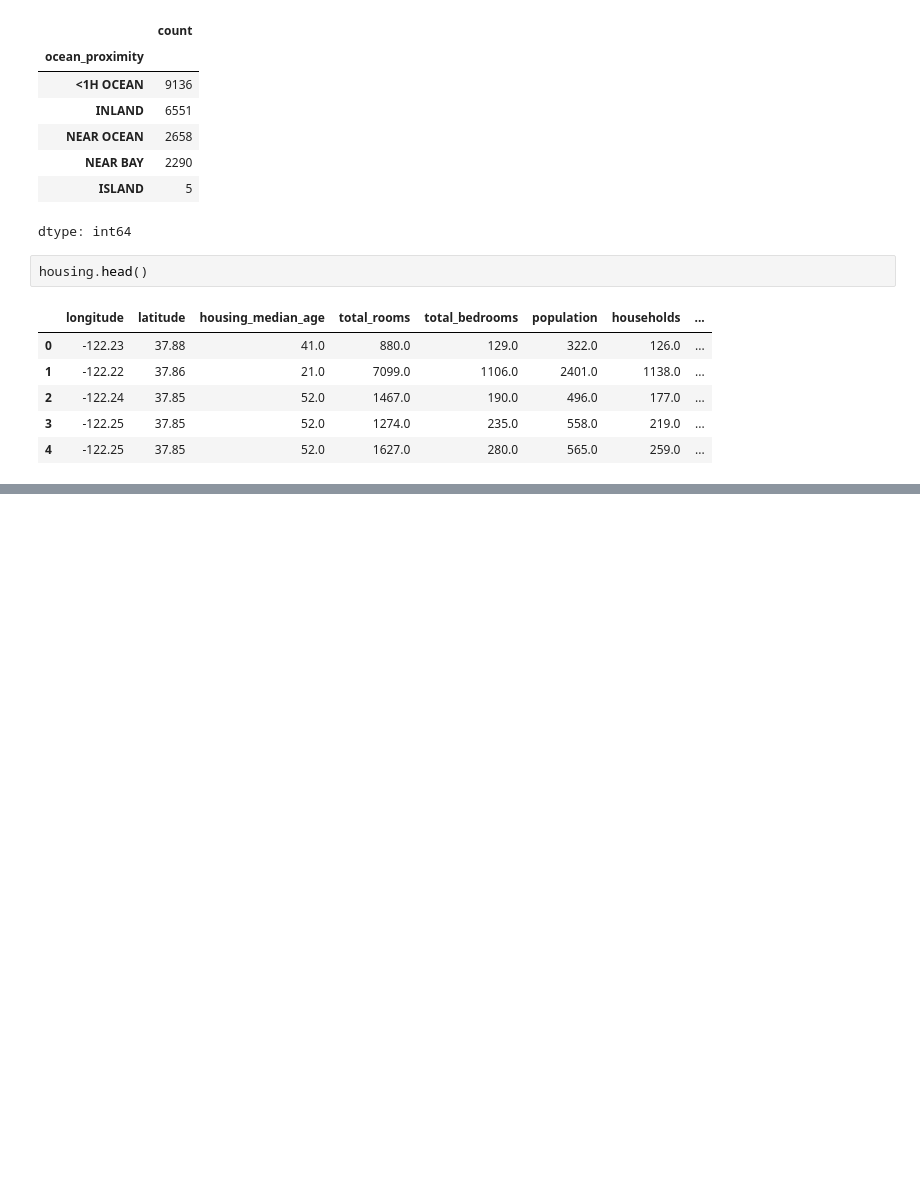
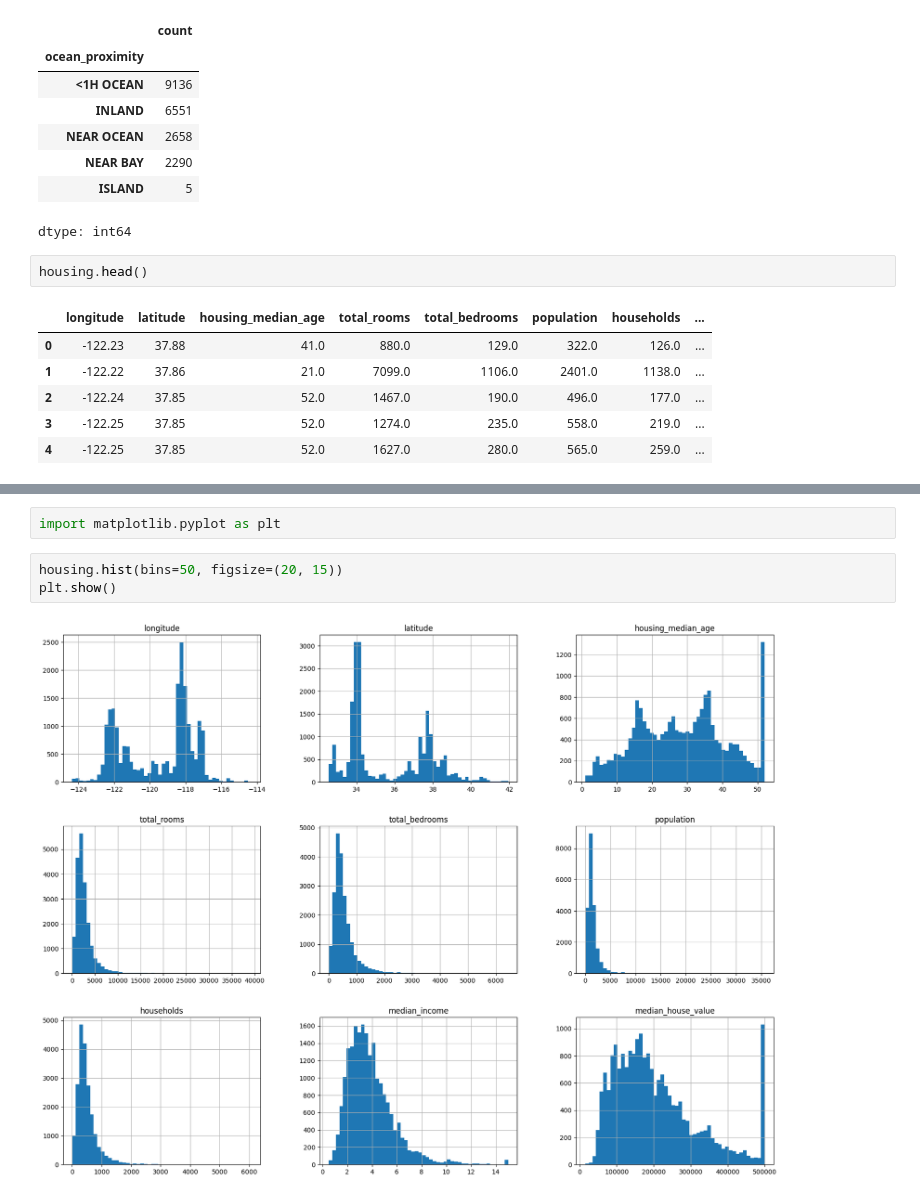
Before and after one commit to EfeBastug/hands-on-machine-learning-with-pytorch, a Jupyter notebook: Hands_On_Machine_Learning_Chapter_2.ipynb, the cells around one changed output, grey strips where cells are left out. Cells and saved outputs as stored; diff of their text form; blank space fills up the shorter version.

```diff
--- a/Hands_On_Machine_Learning_Chapter_2.ipynb
+++ b/Hands_On_Machine_Learning_Chapter_2.ipynb
@@ -76,0 +89,7 @@ housing.head()
+# %%
+import matplotlib.pyplot as plt
+# %%
+housing.hist(bins=50, figsize=(20, 15))
+plt.show()
+# %% [output]
+[figure, added]
```
Also changed, not shown: parts of 8 cells of this notebook.
